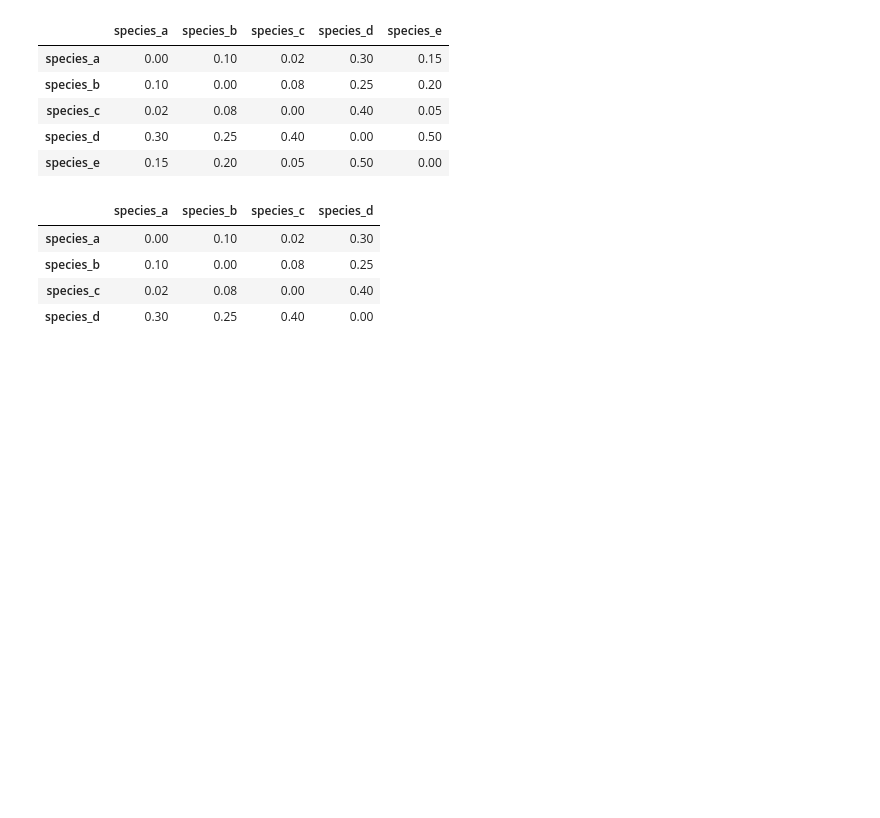
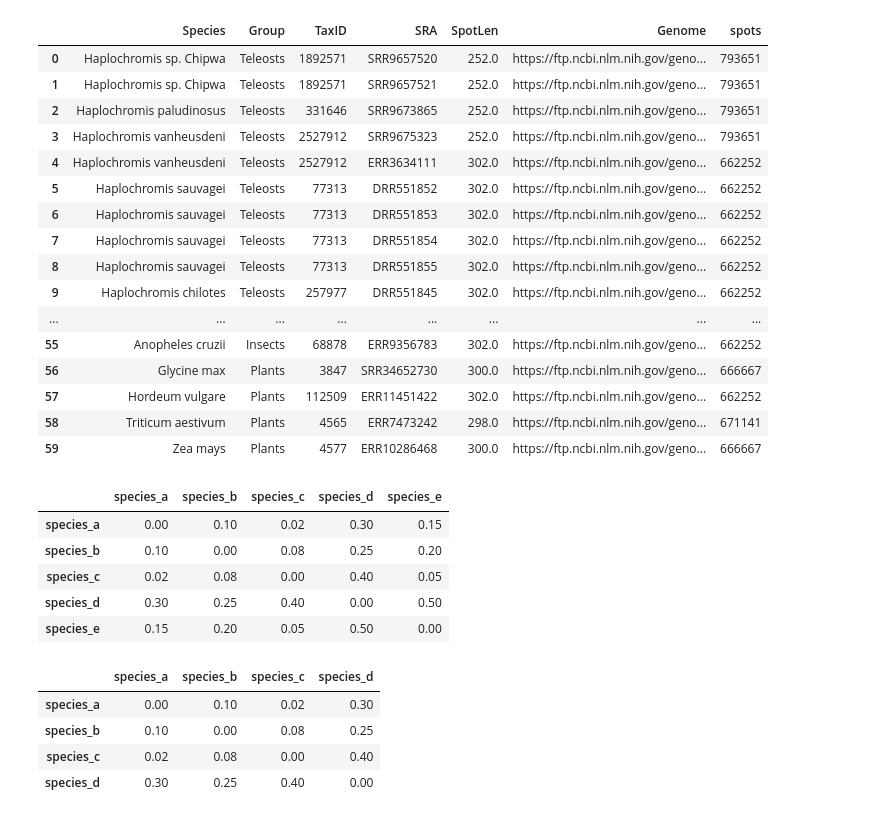
Before and after one commit to mistergroot/cladeaid, a Jupyter notebook: jupyter_notebooks/CladeAid.ipynb, the cells around one changed output. Drawn from its saved outputs; the diff is of its cells as text; code cells hidden in the pictures; blank space fills up the shorter version.

```diff
--- a/jupyter_notebooks/CladeAid.ipynb
+++ b/jupyter_notebooks/CladeAid.ipynb
@@ -0,0 +7,2 @@
+# %%
+euk_mix = pd.read_csv("../examples/cladeaid_metadata.csv")
@@ -0,0 +11,2 @@
+# %%
+uniqdown = euk_mix.drop_duplicates("SRA")
@@ -0,0 +15,4 @@
+# %%
+uniqdown["spots"] = 200000000 / uniqdown["SpotLen"]
+uniqdown["spots"] = round(uniqdown["spots"], 0)
+uniqdown["spots"] = uniqdown["spots"].astype(int)
@@ -0,0 +251,20 @@
+# %%
+uniqdown
+# %% [output]
+|  | Species | Group | TaxID | SRA | SpotLen | Genome | spots |
+| 0 | Haplochromis sp. Chipwa | Teleosts | 1892571 | SRR9657520 | 252.0 | https://ftp.ncbi.nlm.nih.gov/geno... | 793651 |
+| 1 | Haplochromis sp. Chipwa | Teleosts | 1892571 | SRR9657521 | 252.0 | https://ftp.ncbi.nlm.nih.gov/geno... | 793651 |
+| 2 | Haplochromis paludinosus | Teleosts | 331646 | SRR9673865 | 252.0 | https://ftp.ncbi.nlm.nih.gov/geno... | 793651 |
+| 3 | Haplochromis vanheusdeni | Teleosts | 2527912 | SRR9675323 | 252.0 | https://ftp.ncbi.nlm.nih.gov/geno... | 793651 |
+| 4 | Haplochromis vanheusdeni | Teleosts | 2527912 | ERR3634111 | 302.0 | https://ftp.ncbi.nlm.nih.gov/geno... | 662252 |
+| 5 | Haplochromis sauvagei | Teleosts | 77313 | DRR551852 | 302.0 | https://ftp.ncbi.nlm.nih.gov/geno... | 662252 |
+| 6 | Haplochromis sauvagei | Teleosts | 77313 | DRR551853 | 302.0 | https://ftp.ncbi.nlm.nih.gov/geno... | 662252 |
+| 7 | Haplochromis sauvagei | Teleosts | 77313 | DRR551854 | 302.0 | https://ftp.ncbi.nlm.nih.gov/geno... | 662252 |
+| 8 | Haplochromis sauvagei | Teleosts | 77313 | DRR551855 | 302.0 | https://ftp.ncbi.nlm.nih.gov/geno... | 662252 |
+| 9 | Haplochromis chilotes | Teleosts | 257977 | DRR551845 | 302.0 | https://ftp.ncbi.nlm.nih.gov/geno... | 662252 |
+| ... | ... | ... | ... | ... | ... | ... | ... |
+| 55 | Anopheles cruzii | Insects | 68878 | ERR9356783 | 302.0 | https://ftp.ncbi.nlm.nih.gov/geno... | 662252 |
+| 56 | Glycine max | Plants | 3847 | SRR34652730 | 300.0 | https://ftp.ncbi.nlm.nih.gov/geno... | 666667 |
+| 57 | Hordeum vulgare | Plants | 112509 | ERR11451422 | 302.0 | https://ftp.ncbi.nlm.nih.gov/geno... | 662252 |
+| 58 | Triticum aestivum | Plants | 4565 | ERR7473242 | 298.0 | https://ftp.ncbi.nlm.nih.gov/geno... | 671141 |
+| 59 | Zea mays | Plants | 4577 | ERR10286468 | 300.0 | https://ftp.ncbi.nlm.nih.gov/geno... | 666667 |
```
Also changed, not shown: parts of 29 cells of this notebook.
